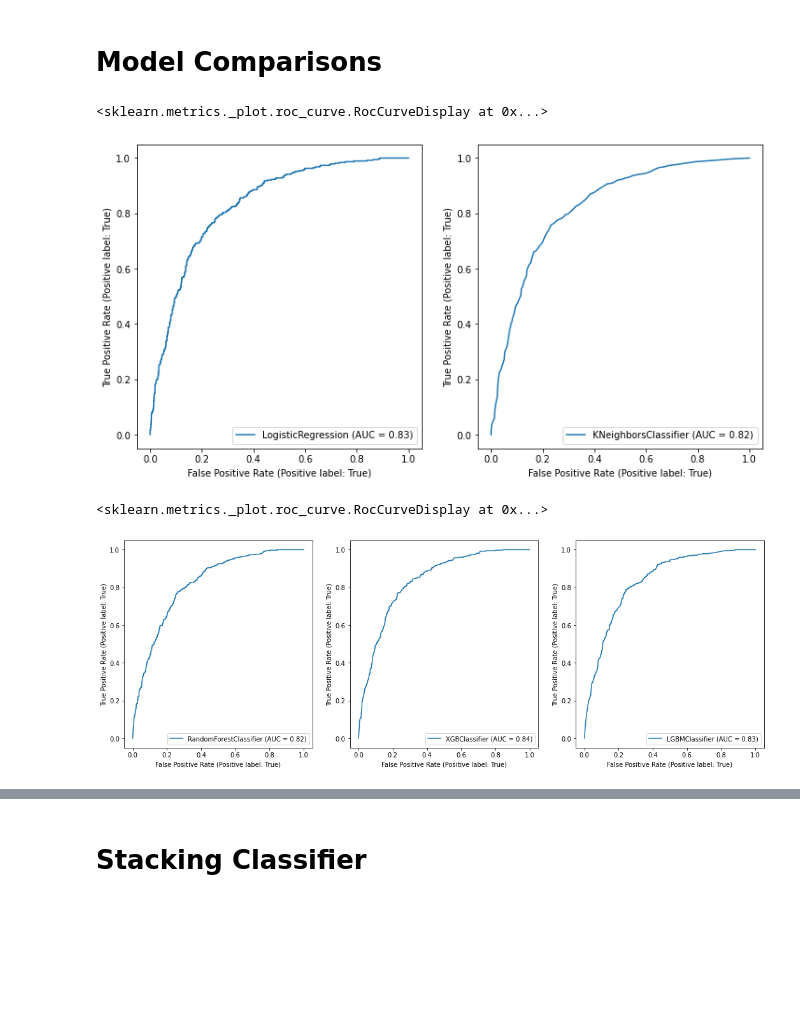
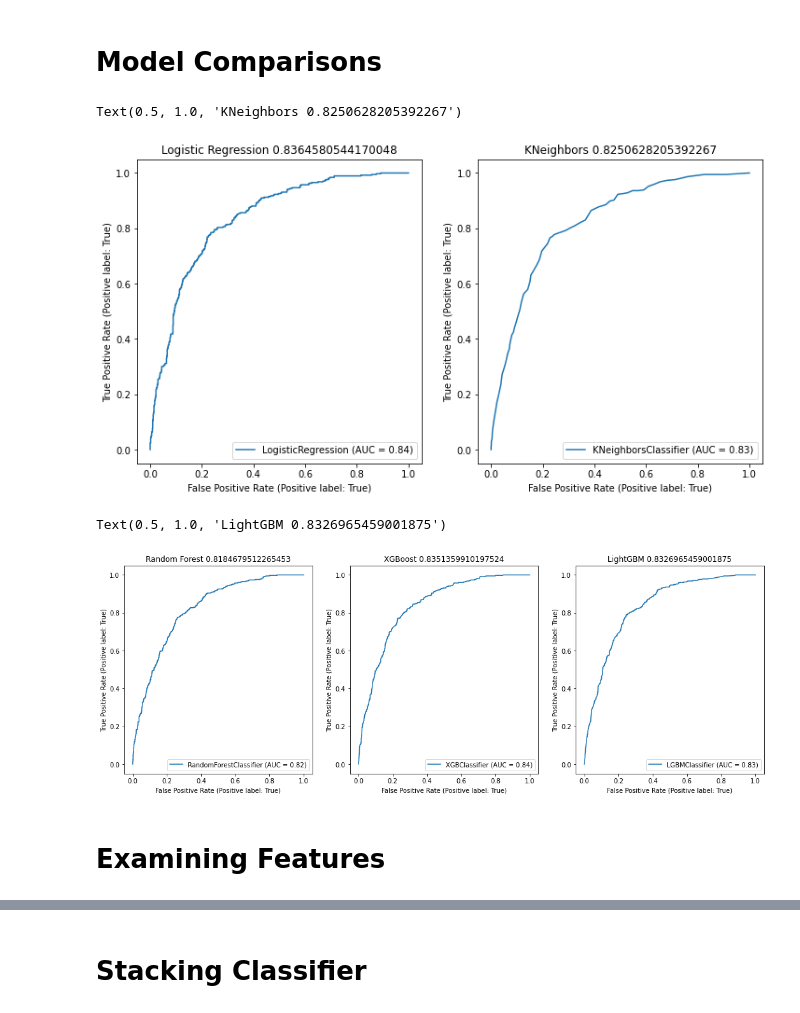
Before and after one commit to Jeff-ChenFan-Wang/TelecomChurnAnalysis, a Jupyter notebook: Model.ipynb, the cells around one changed output, grey strips where cells are left out. Cells and saved outputs as stored; diff of their text form; code cells hidden in the pictures; blank space fills up the shorter version.

```diff
--- a/Model.ipynb
+++ b/Model.ipynb
@@ -56,7 +53,8 @@ from pipeline_factory import PipelineFactory
 pf = PipelineFactory(raw_x_train)
 # %%
 log_pipe = pf.create_pipe(
-    engineer=False, random_seed = RANDOM_SEED, normalize=True
+    counted_services=serv_cols, engineer=True,
+    random_seed = RANDOM_SEED, normalize=True
 )
 
 log_x_train = log_pipe.fit_transform(raw_x_train)
@@ -100,5 +95,5 @@ log_grid_cv = GridSearchCV(
         'l1_ratio':[0,0.2,0.4,0.6,0.8,1],
         'C':[1,10]
     },
-    scoring='roc_auc',cv=5,verbose=2)
+    scoring='roc_auc',cv=5)
 log_grid_cv.fit(log_x_train,y_train)
@@ -228,24 +245,29 @@ pickle_model(lgbm_grid_cv,MODEL_PICKLE_PATH+'lgbm_grid_cv')
 # %%
 fig, ax = plt.subplots(1,2,figsize=(12,6))
 RocCurveDisplay.from_estimator(
     log_grid_cv.best_estimator_,
-    log_x_test,y_test,ax=ax[0]
-)
+    log_x_test,y_test,ax=ax[0])
+ax[0].set_title(f'Logistic Regression {roc_auc_score(y_test,log_grid_cv.best_estimator_.predict_proba(log_x_test)[:,1])}')
 RocCurveDisplay.from_estimator(
     knn_grid_cv.best_estimator_,
-    log_x_test,y_test,ax=ax[1]
-)
+    log_x_test,y_test,ax=ax[1])
+ax[1].set_title(f'KNeighbors {roc_auc_score(y_test,knn_grid_cv.best_estimator_.predict_proba(log_x_test)[:,1])}')
 # %% [output]
-<sklearn.metrics._plot.roc_curve.RocCurveDisplay at 0x...>
+Text(0.5, 1.0, 'KNeighbors 0.8250628205392267')
-[figure, old version]
+[figure, new version]
 # %%
 fig, ax = plt.subplots(1,3,figsize=(18,6))
 RocCurveDisplay.from_estimator(rfc_grid_cv.best_estimator_,
                                tree_x_test,y_test,ax=ax[0])
+ax[0].set_title(f'Random Forest {roc_auc_score(y_test,rfc_grid_cv.best_estimator_.predict_proba(tree_x_test)[:,1])}')
 RocCurveDisplay.from_estimator(xgb_grid_cv.best_estimator_,
                                tree_x_test,y_test,ax=ax[1])
+ax[1].set_title(f'XGBoost {roc_auc_score(y_test,xgb_grid_cv.best_estimator_.predict_proba(tree_x_test)[:,1])}')
 RocCurveDisplay.from_estimator(lgbm_grid_cv.best_estimator_,
                                tree_x_test,y_test,ax=ax[2])
+ax[2].set_title(f'LightGBM {roc_auc_score(y_test,lgbm_grid_cv.best_estimator_.predict_proba(tree_x_test)[:,1])}')
 # %% [output]
-<sklearn.metrics._plot.roc_curve.RocCurveDisplay at 0x...>
+Text(0.5, 1.0, 'LightGBM 0.8326965459001875')
-[figure, old version]
+[figure, new version]
+# %% [markdown]
+# Examining Features
```
Also changed, not shown: parts of 19 cells of this notebook, 2 other files.
